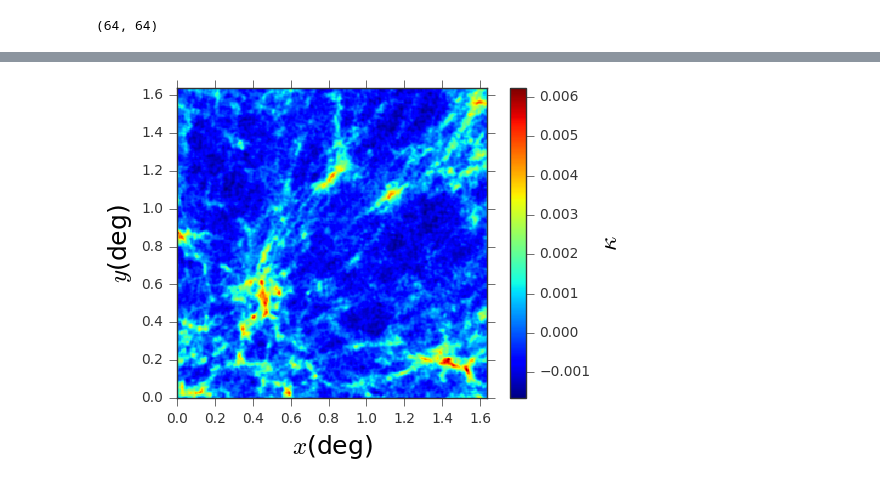
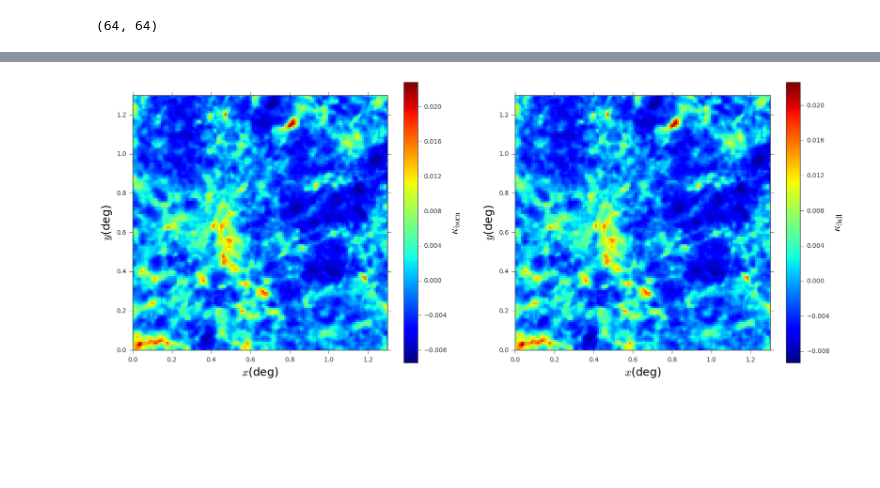
Before and after one commit to apetri/Notebooks, a Jupyter notebook: fastpm_lenses.ipynb, the cells around one changed output, grey strips where cells are left out. Cells and saved outputs as stored; diff of their text form; code cells hidden in the pictures; blank space fills up the shorter version.

Commit message:
show born vs raytracing

```diff
--- a/fastpm_lenses.ipynb
+++ b/fastpm_lenses.ipynb
@@ -69,3 +70,0 @@ snap.positions[:,2] = snap.cosmology.comoving_distance(1./snap.aemit - 1).to(sna
-# %%
-#Give each particle a weight corresponding to the lensing kernel
-snap.weights = 1. - (snap.positions[:,2]/chi_max).decompose().value
@@ -76,9 +84,44 @@ convergence = ConvergenceMap(convergence,angle=res[0]*convergence.shape[0])
+# %%
+#Cut the lenses and add them to the raytracer
+tracer = RayTracer()
+for chi in chi_centers:
+    d,r,n = snap.cutPlaneGaussianGrid(normal=2,center=chi,thickness=thickness,plane_resolution=256,kind="potential")
+    lens = PotentialPlane(d.value,angle=snap.header["box_size"],comoving_distance=chi,cosmology=snap.cosmology,unit=u.rad**2)
+    tracer.addLens(lens)
+
+#Add a fudge lens at the end (needed by ODE solver implementation)
+chi_fudge = chi_end + thickness
+z_fudge = 1000.
+tracer.addLens(PotentialPlane(np.zeros((256,256)),angle=snap.header["box_size"],redshift=z_fudge,comoving_distance=chi_fudge,cosmology=snap.cosmology,num_particles=None))
+
+#Order lenses
+tracer.reorderLenses()
+# %%
+#Field of view
+fov = 1.3*u.deg
+fov_resolution = 128
+
+#Initial ray positions
+b = np.linspace(0.,fov.value,fov_resolution)
+pos = np.array(np.meshgrid(b,b))*fov.unit
+# %%
+#Born
+conv_born = tracer.convergenceDirect(pos,z=z)
+
+#Full raytracing
+jacobian = tracer.shoot(pos,z=z,kind="jacobians")
+conv_full = 1.0 - 0.5*(jacobian[0]+jacobian[3])
+
+#Wrappers
+conv_born = ConvergenceMap(conv_born,angle=fov)
+conv_full = ConvergenceMap(conv_full,angle=fov)
 # %%
-#Visualize
-fig,ax = plt.subplots()
-convergence.visualize(fig=fig,ax=ax,colorbar=True,cbar_label=r"$\kappa$")
+#Visualize and compare
+fig,ax = plt.subplots(1,2,figsize=(20,8))
+conv_born.visualize(fig=fig,ax=ax[0],colorbar=True,cbar_label=r"$\kappa_{\rm born}$")
+conv_full.visualize(fig=fig,ax=ax[1],colorbar=True,cbar_label=r"$\kappa_{\rm full}$")
 # %% [output]
-[figure, old version]
+[figure, new version]
 # %%
 #Close snapshot
 snap.close()
```
Also changed, not shown: parts of 11 cells of this notebook.
